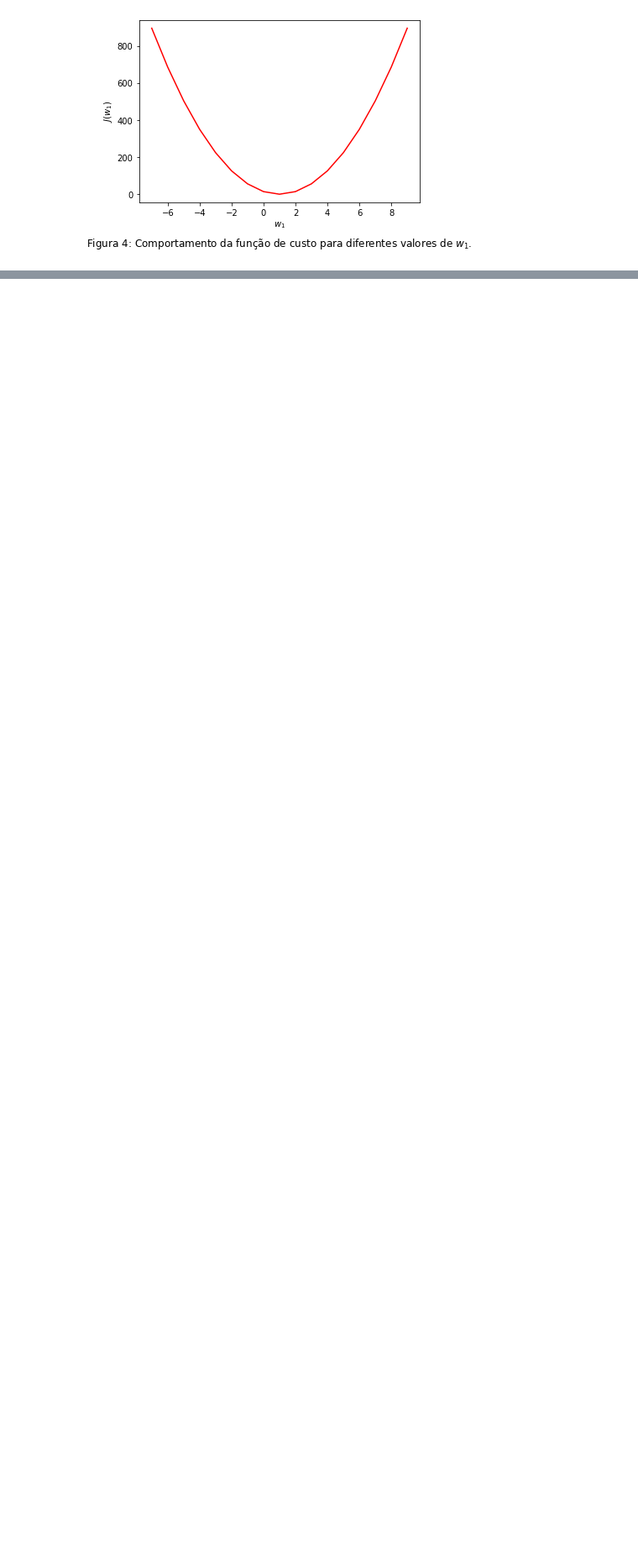
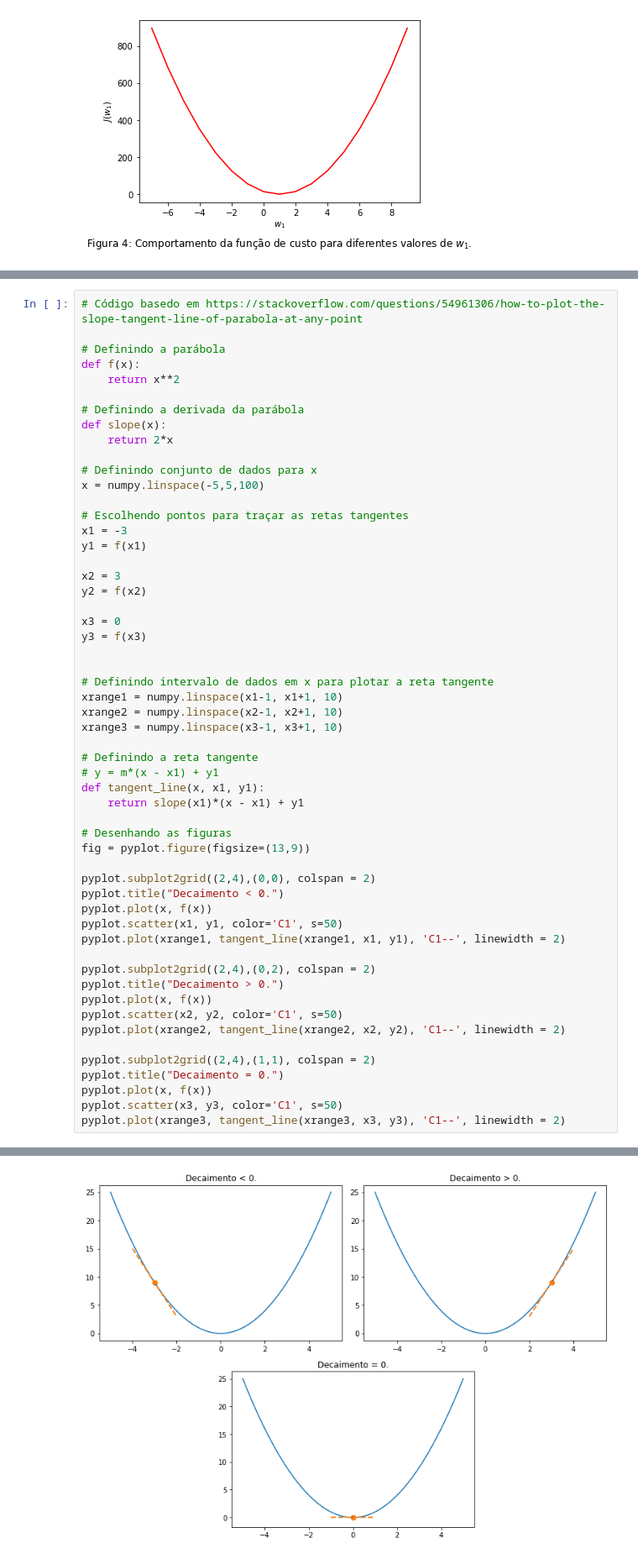
Before and after one commit to jppbsi/lectures, a Jupyter notebook: machine_learning/aula_1/aula_1.ipynb, the cells around one changed output, grey strips where cells are left out. Shown at 84% size. Drawn from its saved outputs; the diff is of its cells as text; blank space fills up the shorter version.

```diff
--- a/machine_learning/aula_1/aula_1.ipynb
+++ b/machine_learning/aula_1/aula_1.ipynb
@@ -194,0 +197,56 @@ em que $\alpha$ corresponde à chamada **taxa de aprendizado**.
+# %%
+# Código basedo em https://stackoverflow.com/questions/54961306/how-to-plot-the-slope-tangent-line-of-parabola-at-any-point
+
+# Definindo a parábola
+def f(x):
+    return x**2
+
+# Definindo a derivada da parábola
+def slope(x):
+    return 2*x
+
+# Definindo conjunto de dados para x
+x = numpy.linspace(-5,5,100)
+
+# Escolhendo pontos para traçar as retas tangentes
+x1 = -3
+y1 = f(x1)
+
+x2 = 3
+y2 = f(x2)
+
+x3 = 0
+y3 = f(x3)
+
+
+# Definindo intervalo de dados em x para plotar a reta tangente
+xrange1 = numpy.linspace(x1-1, x1+1, 10)
+xrange2 = numpy.linspace(x2-1, x2+1, 10)
+xrange3 = numpy.linspace(x3-1, x3+1, 10)
+
+# Definindo a reta tangente
+# y = m*(x - x1) + y1
+def tangent_line(x, x1, y1):
+    return slope(x1)*(x - x1) + y1
+
+# Desenhando as figuras
+fig = pyplot.figure(figsize=(13,9))
+
+pyplot.subplot2grid((2,4),(0,0), colspan = 2)
+pyplot.title("Decaimento < 0.")
+pyplot.plot(x, f(x))
+pyplot.scatter(x1, y1, color='C1', s=50)
+pyplot.plot(xrange1, tangent_line(xrange1, x1, y1), 'C1--', linewidth = 2)
+
+pyplot.subplot2grid((2,4),(0,2), colspan = 2)
+pyplot.title("Decaimento > 0.")
+pyplot.plot(x, f(x))
+pyplot.scatter(x2, y2, color='C1', s=50)
+pyplot.plot(xrange2, tangent_line(xrange2, x2, y2), 'C1--', linewidth = 2)
+
+pyplot.subplot2grid((2,4),(1,1), colspan = 2)
+pyplot.title("Decaimento = 0.")
+pyplot.plot(x, f(x))
+pyplot.scatter(x3, y3, color='C1', s=50)
+pyplot.plot(xrange3, tangent_line(xrange3, x3, y3), 'C1--', linewidth = 2)
+# %% [output]
@@ -194,0 +254 @@ em que $\alpha$ corresponde à chamada **taxa de aprendizado**.
+[figure, added]
```
Also changed, not shown: parts of 3 cells of this notebook.
